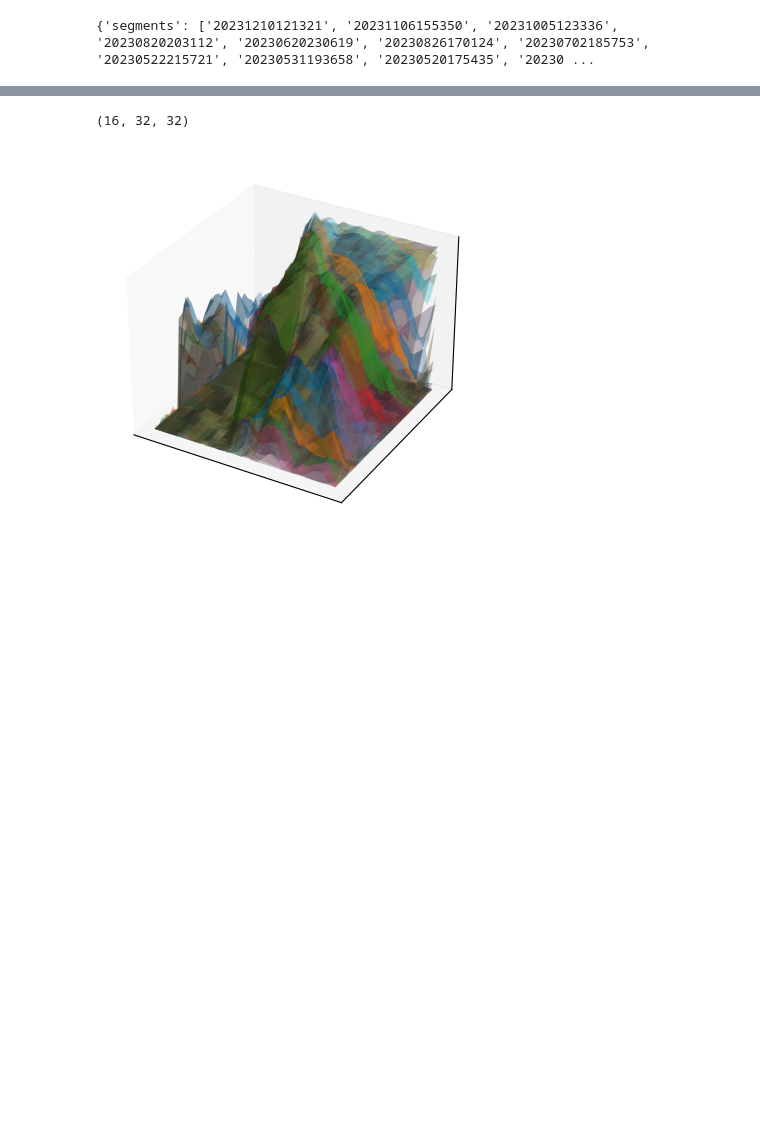
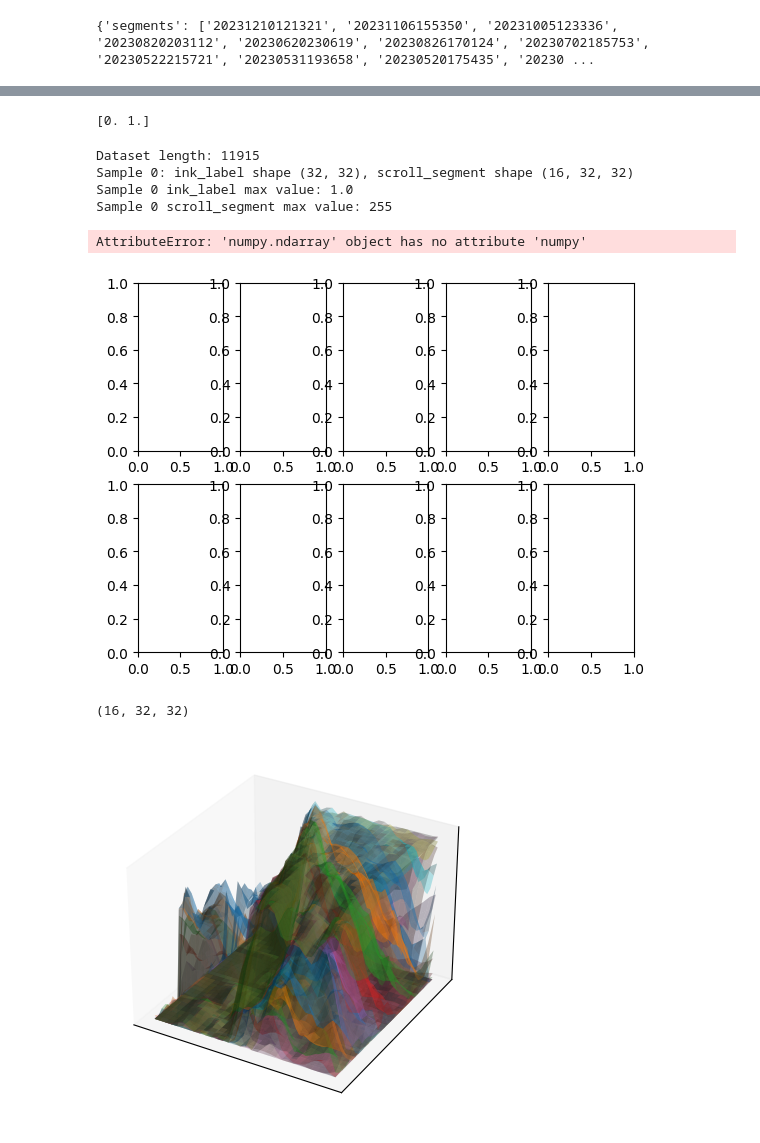
Before and after one commit to naiikaa/grandchallenges_vesuvius, a Jupyter notebook: notebooks/dataset_tests.ipynb, the cells around one changed output, grey strips where cells are left out. Cells and saved outputs as stored; diff of their text form; code cells hidden in the pictures; blank space fills up the shorter version.

```diff
--- a/notebooks/dataset_tests.ipynb
+++ b/notebooks/dataset_tests.ipynb
@@ -22,3 +20,17 @@ Created 7221 samples from ink labels.
+# %%
+import numpy as np
+print(np.unique(dataset.data[0]['inklabel']))
+# %% [output]
+[0. 1.]
+# %%
+dataset.__test__()
+# %% [output]
+Dataset length: 11915
+Sample 0: ink_label shape (32, 32), scroll_segment shape (16, 32, 32)
+Sample 0 ink_label max value: 1.0
+Sample 0 scroll_segment max value: 255
+AttributeError: 'numpy.ndarray' object has no attribute 'numpy'
+[figure, added]
 # %%
 #take each layer of the scroll_segment and plot them after each other in a 3d plot
 import matplotlib.pyplot as plt
```
Also changed, not shown: parts of 1 cell of this notebook, 6 other files.
